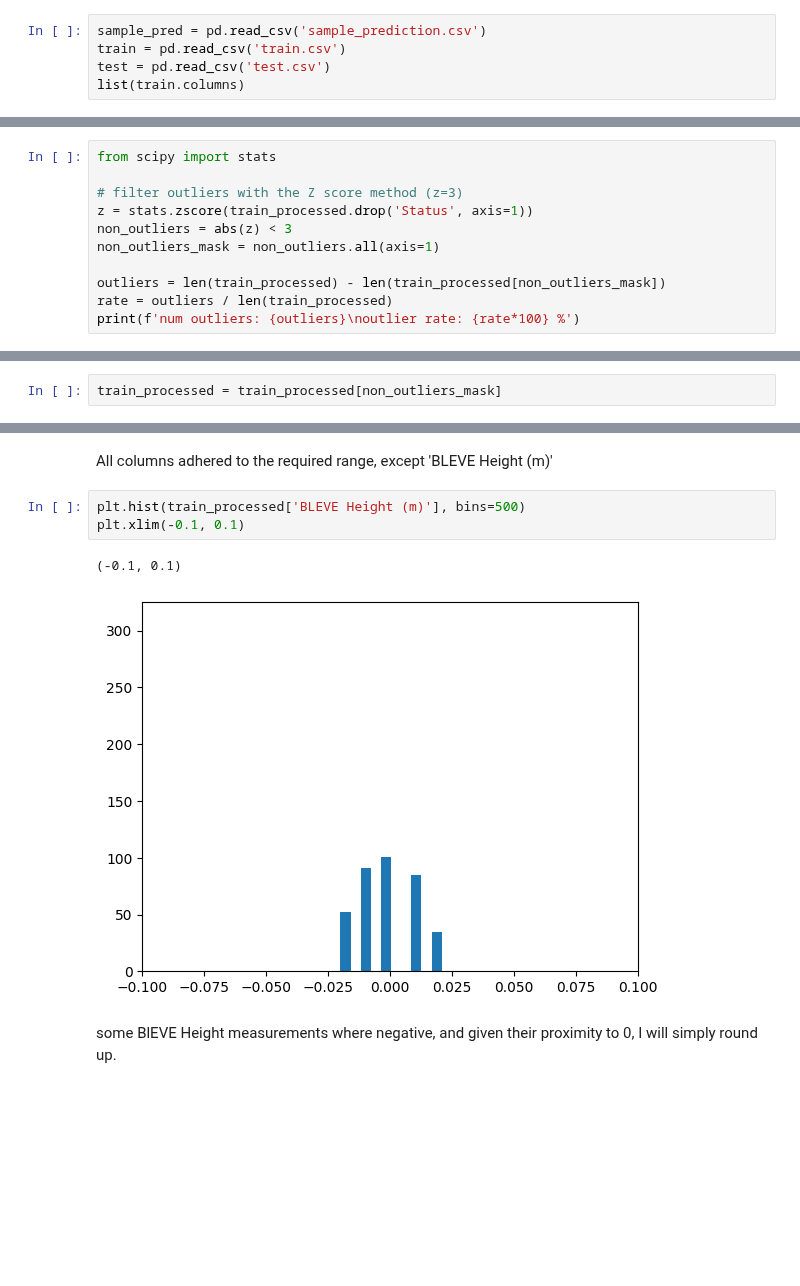
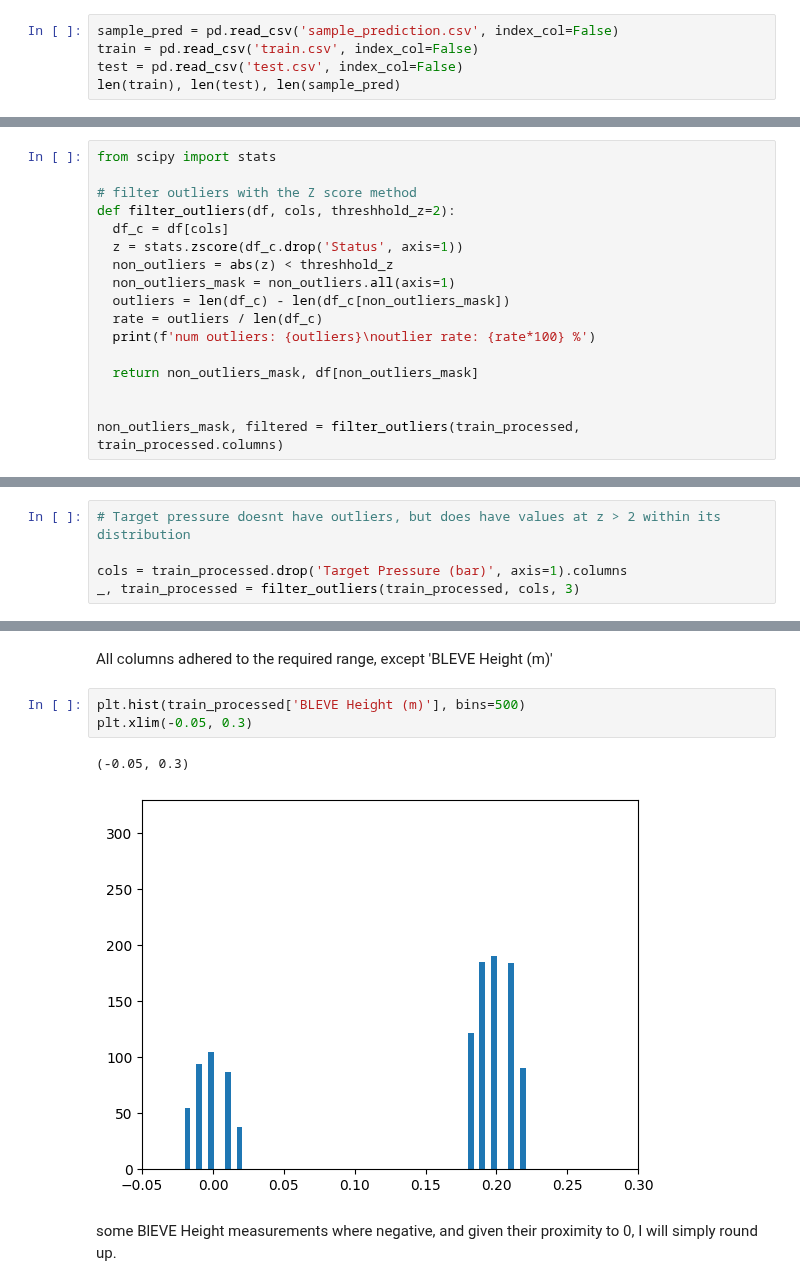
Before and after one commit to ljrn8/quick-notebooks, a Jupyter notebook: ML_Assignment_1.ipynb, the cells around one changed output, grey strips where cells are left out. Saved outputs shown, nothing was run; the diff lists cells and outputs as text; blank space fills up the shorter version.

```diff
--- a/ML_Assignment_1.ipynb
+++ b/ML_Assignment_1.ipynb
@@ -23,8 +23,8 @@ train.csv
 sample_prediction.csv
 sample_data
 # %%
-sample_pred = pd.read_csv('sample_prediction.csv')
-train = pd.read_csv('train.csv')
-test = pd.read_csv('test.csv')
-list(train.columns)
+sample_pred = pd.read_csv('sample_prediction.csv', index_col=False)
+train = pd.read_csv('train.csv', index_col=False)
+test = pd.read_csv('test.csv', index_col=False)
+len(train), len(test), len(sample_pred)
 # %% [output]
@@ -84,12 +68,18 @@ anomalies."
 # %%
 from scipy import stats
 
-# filter outliers with the Z score method (z=3)
-z = stats.zscore(train_processed.drop('Status', axis=1))
-non_outliers = abs(z) < 3
-non_outliers_mask = non_outliers.all(axis=1)
+# filter outliers with the Z score method
+def filter_outliers(df, cols, threshhold_z=2):
+  df_c = df[cols]
+  z = stats.zscore(df_c.drop('Status', axis=1))
+  non_outliers = abs(z) < threshhold_z
+  non_outliers_mask = non_outliers.all(axis=1)
+  outliers = len(df_c) - len(df_c[non_outliers_mask])
+  rate = outliers / len(df_c)
+  print(f'num outliers: {outliers}\noutlier rate: {rate*100} %')
 
-outliers = len(train_processed) - len(train_processed[non_outliers_mask])
-rate = outliers / len(train_processed)
-print(f'num outliers: {outliers}\noutlier rate: {rate*100} %')
+  return non_outliers_mask, df[non_outliers_mask]
+
+
+non_outliers_mask, filtered = filter_outliers(train_processed, train_processed.columns)
 # %% [output]
@@ -124,2 +117,5 @@ for c in cols_ranked_by_outliers[:5]:
-# %%
-train_processed = train_processed[non_outliers_mask]
+# %%
+# Target pressure doesnt have outliers, but does have values at z > 2 within its distribution
+
+cols = train_processed.drop('Target Pressure (bar)', axis=1).columns
+_, train_processed = filter_outliers(train_processed, cols, 3)
@@ -212,10 +211,10 @@ number of out-of-bounds [Target Pressure (bar)] instances = 0
 All columns adhered to the required range, except 'BLEVE Height (m)'
 # %%
 plt.hist(train_processed['BLEVE Height (m)'], bins=500)
-plt.xlim(-0.1, 0.1)
+plt.xlim(-0.05, 0.3)
 # %% [output]
-(-0.1, 0.1)
+(-0.05, 0.3)
-[figure, old version]
+[figure, new version]
 # %% [markdown]
 some BlEVE Height measurements where negative, and given their proximity to 0, I will simply round up.
 # %%
```
Also changed, not shown: parts of 39 cells of this notebook.
